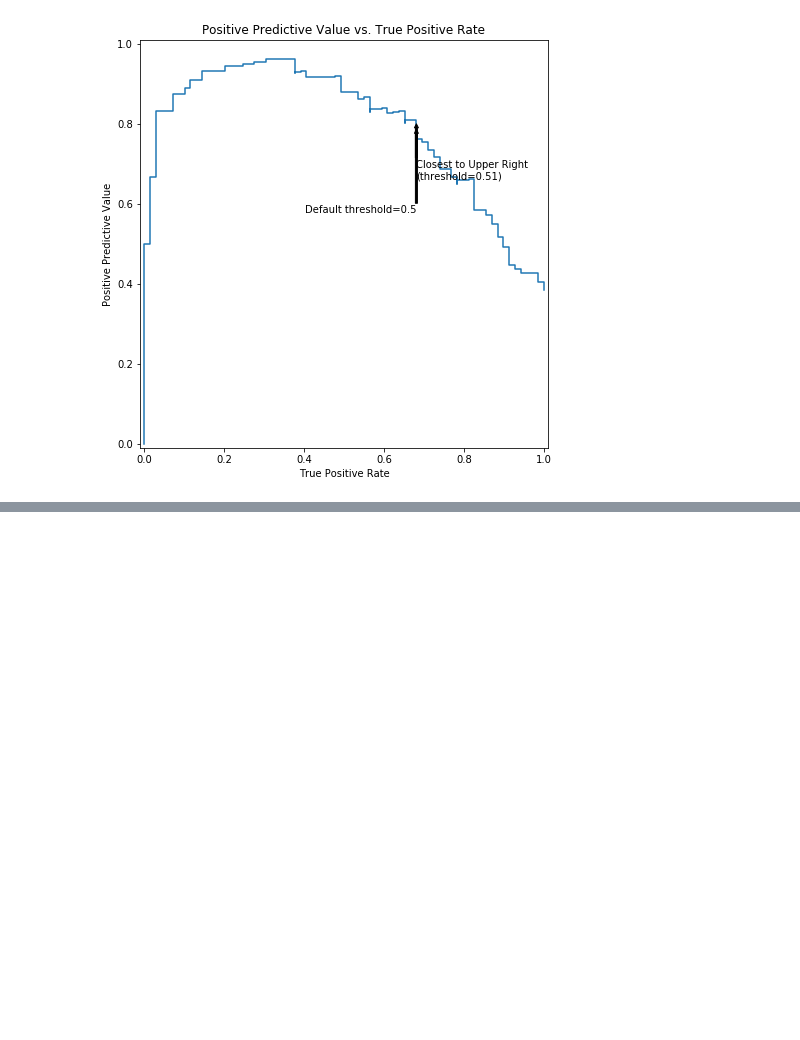
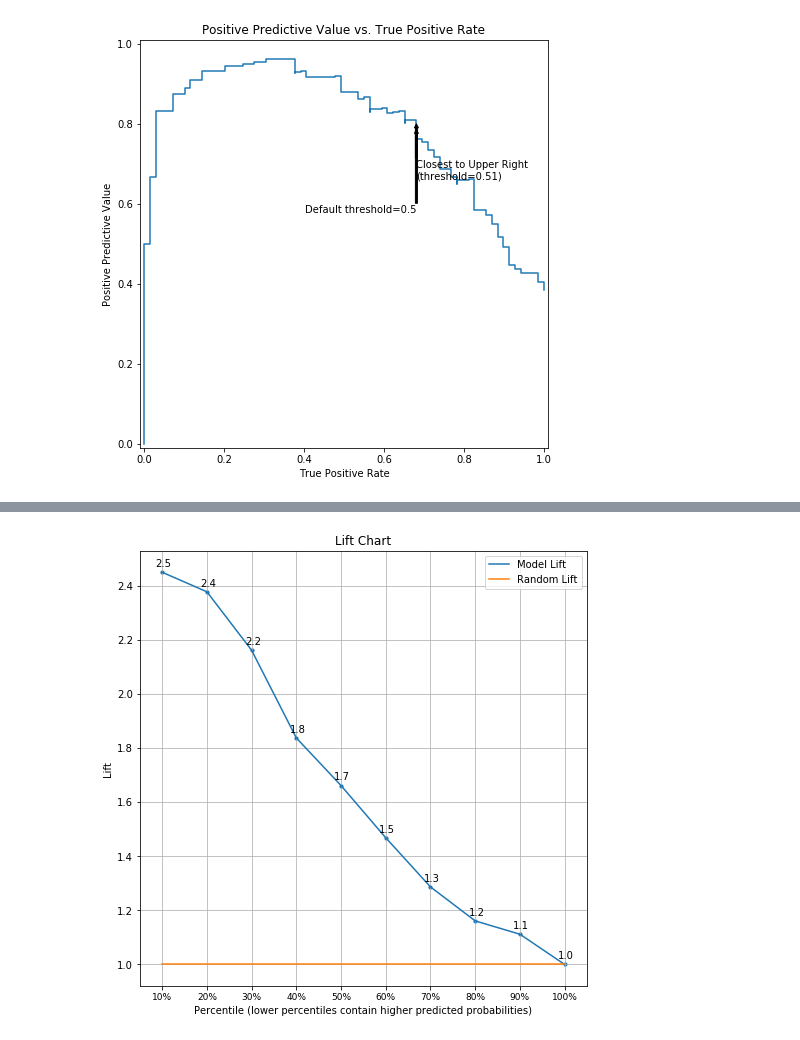
Before and after one commit to shane-kercheval/oo-learning, a Jupyter notebook: examples/classification-titanic/2-Basic Modeling.ipynb, the cells around one changed output, grey strips where cells are left out. Drawn from its saved outputs; the diff is of its cells as text; code cells hidden in the pictures; blank space fills up the shorter version.

```diff
--- a/examples/classification-titanic/2-Basic Modeling.ipynb
+++ b/examples/classification-titanic/2-Basic Modeling.ipynb
@@ -339,0 +352,4 @@ trainer.holdout_evaluator.plot_ppv_tpr_curve()
+# %%
+trainer.holdout_evaluator.plot_lift_chart()
+# %% [output]
+[figure, added]
```
Also changed, not shown: parts of 5 cells of this notebook.
